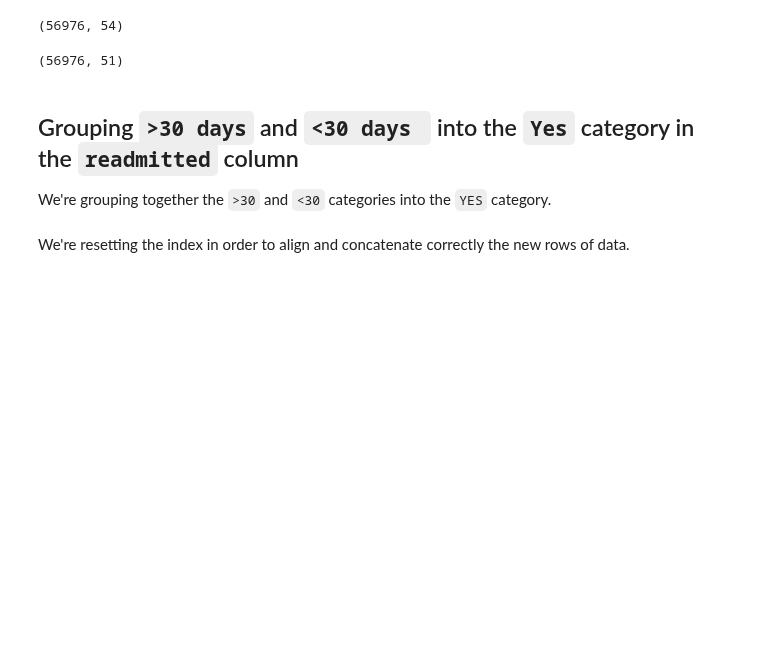
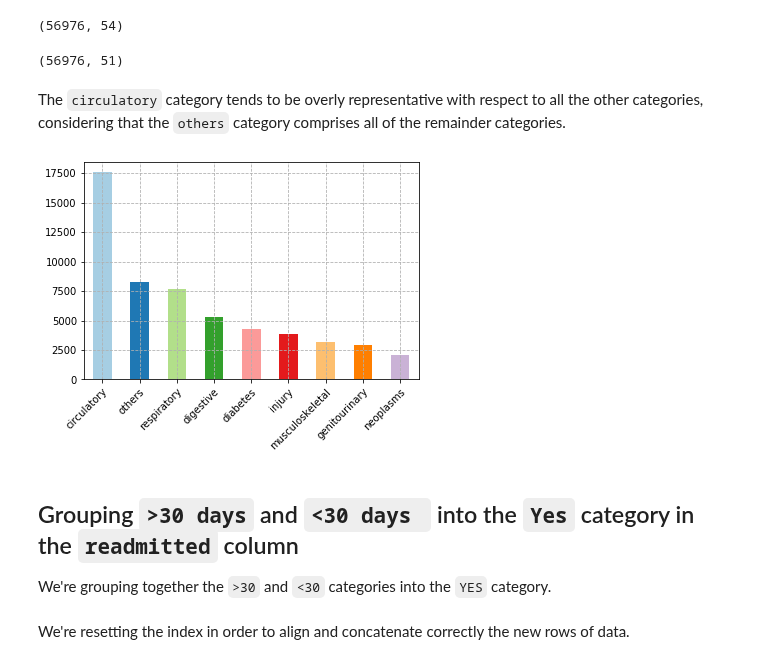
Before and after one commit to capac/kaggle-notebooks, a Jupyter notebook: diabetes-in-130-US-hospitals/1-data-preparation.ipynb, the cells around one changed output. Drawn from its saved outputs; the diff is of its cells as text; code cells hidden in the pictures; blank space fills up the shorter version.

Commit message:
Added diagnoses bar plot

```diff
--- a/diabetes-in-130-US-hospitals/1-data-preparation.ipynb
+++ b/diabetes-in-130-US-hospitals/1-data-preparation.ipynb
@@ -312,6 +312,15 @@ diagnoses_list = [col+'_col' for col in diagnoses_names + ['diabetes']]
 df['diagnosis'] = df[diagnoses_list].bfill(axis=1).iloc[:, 0].astype('category')
 df.drop(diagnoses_list, axis=1, inplace=True)
 df.dropna(how='any', axis=0, inplace=True)
+# %% [markdown]
+The `circulatory` category tends to be overly representative with respect to all the other categories, considering that the `others` category comprises all of the remainder categories.
+# %%
+diagnosis_df = df['diagnosis'].value_counts(dropna=False)
+ax = diagnosis_df.plot(kind='bar', color=plt.cm.Paired.colors)
+plt.setp(ax.get_xticklabels(), ha="right", rotation_mode="anchor", rotation=45)
+plt.grid(True, linestyle='--');
+# %% [output]
+[figure, added]
 # %% [markdown]
 ## Grouping `>30 days` and `<30 days ` into the `Yes` category in the `readmitted` column
 
```
